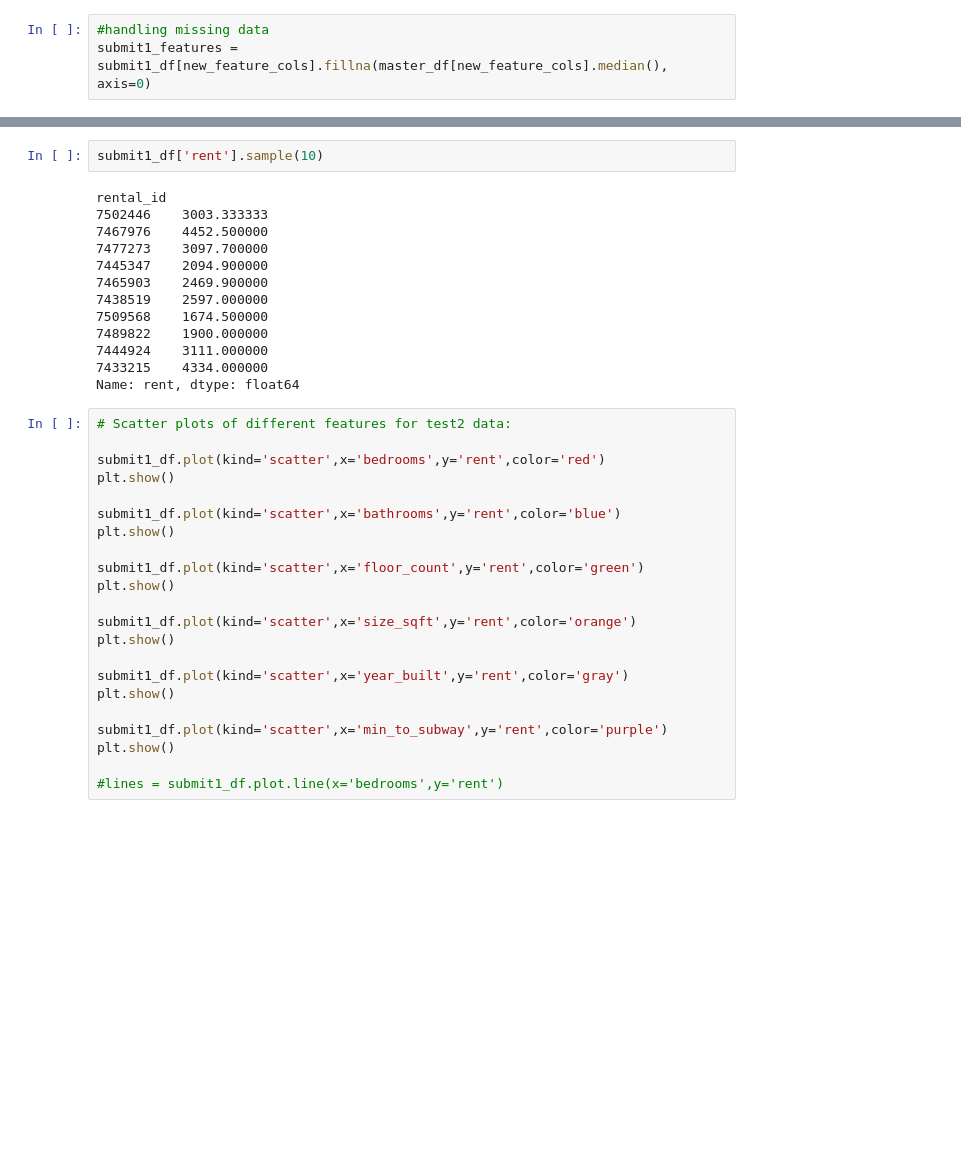
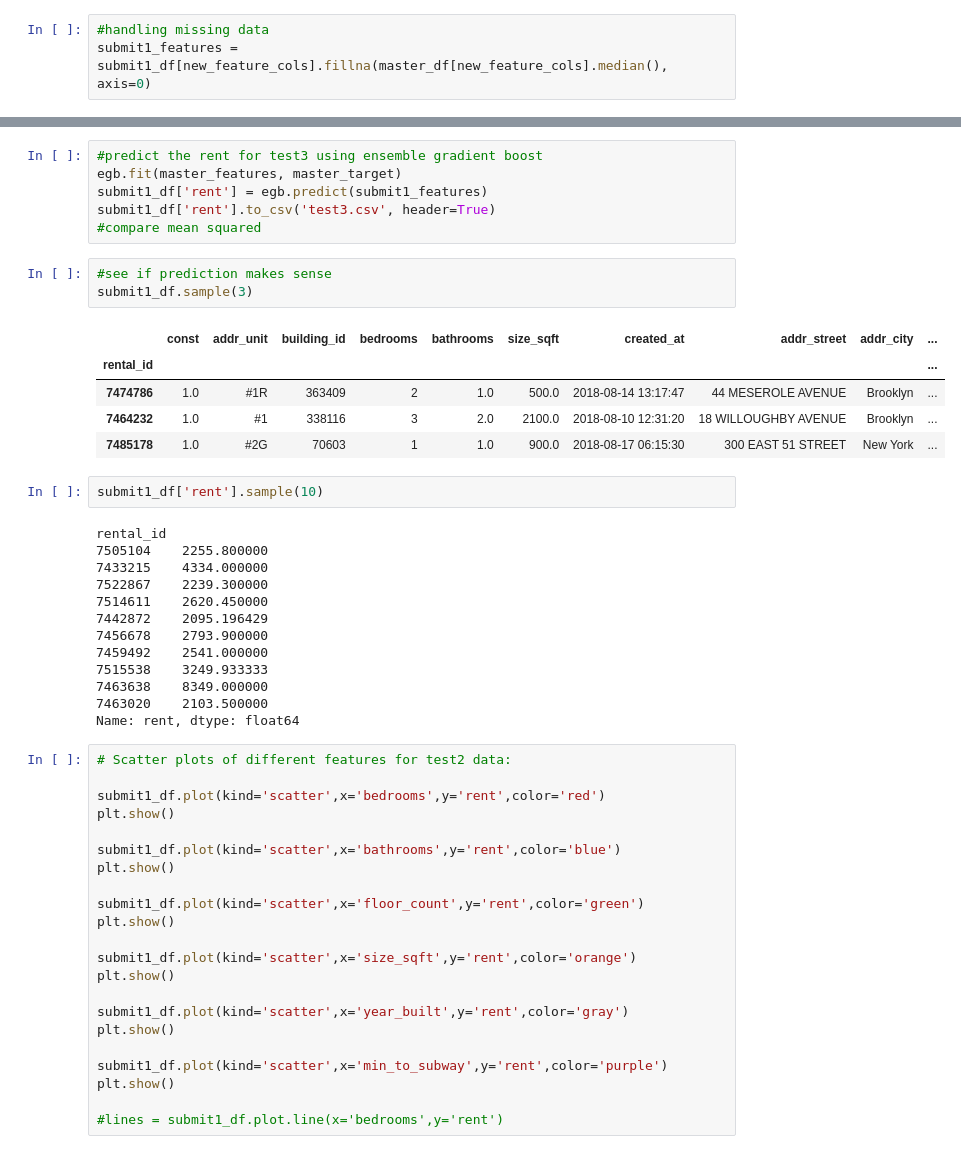
Before and after one commit to hislam000/CSC-599.70-Course-Project, a Jupyter notebook: Final_Project.ipynb, the cells around one changed output, grey strips where cells are left out. Cells and saved outputs as stored; diff of their text form; blank space fills up the shorter version.

```diff
--- a/Final_Project.ipynb
+++ b/Final_Project.ipynb
@@ -269,17 +278,32 @@ submit1_df['rent'].to_csv('test3.csv', header=True)
+# %%
+#predict the rent for test3 using ensemble gradient boost
+egb.fit(master_features, master_target)
+submit1_df['rent'] = egb.predict(submit1_features)
+submit1_df['rent'].to_csv('test3.csv', header=True)
+#compare mean squared
+# %%
+#see if prediction makes sense
+submit1_df.sample(3)
+# %% [output]
+|  | const | addr_unit | building_id | bedrooms | bathrooms | size_sqft | created_at | addr_street | addr_city | ... |
+| rental_id |  |  |  |  |  |  |  |  |  | ... |
+| 7474786 | 1.0 | #1R | 363409 | 2 | 1.0 | 500.0 | 2018-08-14 13:17:47 | 44 MESEROLE AVENUE | Brooklyn | ... |
+| 7464232 | 1.0 | #1 | 338116 | 3 | 2.0 | 2100.0 | 2018-08-10 12:31:20 | 18 WILLOUGHBY AVENUE | Brooklyn | ... |
+| 7485178 | 1.0 | #2G | 70603 | 1 | 1.0 | 900.0 | 2018-08-17 06:15:30 | 300 EAST 51 STREET | New York | ... |
 # %%
 submit1_df['rent'].sample(10)
 # %% [output]
 rental_id
-7502446    3003.333333
-7467976    4452.500000
-7477273    3097.700000
-7445347    2094.900000
-7465903    2469.900000
-7438519    2597.000000
-7509568    1674.500000
-7489822    1900.000000
-7444924    3111.000000
+7505104    2255.800000
 7433215    4334.000000
+7522867    2239.300000
+7514611    2620.450000
+7442872    2095.196429
+7456678    2793.900000
+7459492    2541.000000
+7515538    3249.933333
+7463638    8349.000000
+7463020    2103.500000
 Name: rent, dtype: float64
 # %%
 # Scatter plots of different features for test2 data:
```
Also changed, not shown: parts of 2 cells of this notebook.
